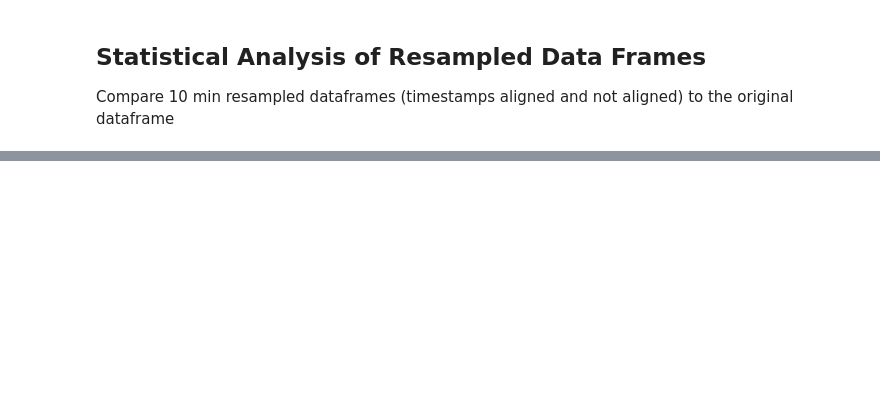
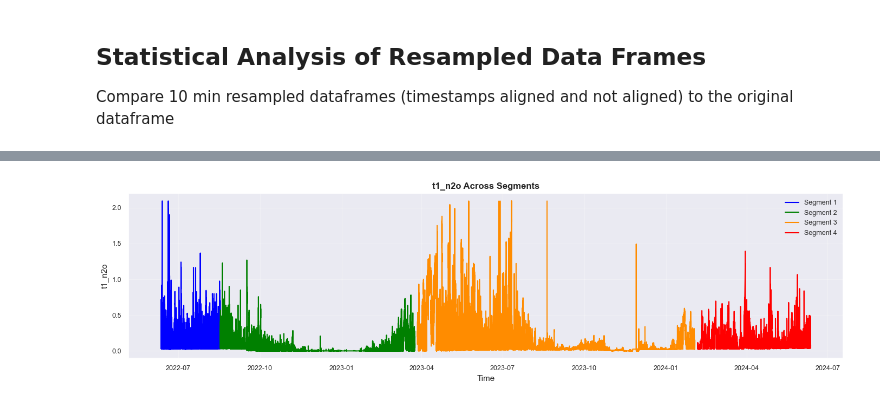
Before and after one commit to tom-mcarthur03/EDS_Design_Project, a Jupyter notebook: notebooks/data_preprocessing/EDA_local.ipynb, the cells around one changed output, grey strips where cells are left out. Drawn from its saved outputs; the diff is of its cells as text; code cells hidden in the pictures; blank space fills up the shorter version.

Commit message:
Updated EDA file on segments

```diff
--- a/notebooks/data_preprocessing/EDA_local.ipynb
+++ b/notebooks/data_preprocessing/EDA_local.ipynb
@@ -133,0 +441,2 @@ comparison
+# %%
+cols_gaps = ['t1_airflow', 't1_n2o', 't1_nh4','t1_no3', 't1_do', 't1_temp']
@@ -133,0 +693,8 @@ comparison
+# %%
+df_10T_segments, segment_summary = create_segments_break_24h(
+    df_10T,
+    cols_gaps,
+    freq_minutes=10
+)
+
+print(segment_summary)
@@ -133,0 +718,5 @@ comparison
+# %%
+segments = {
+    seg_id: df_10T_segments[df_10T_segments["segment_id"] == seg_id]
+    for seg_id in df_10T_segments["segment_id"].unique()
+}
@@ -133,0 +741,9 @@ comparison
+# %%
+segment_ids = sorted(df_10T_segments["segment_id"].unique())
+
+base_colors = sns.color_palette("colorblind", n_colors=len(segment_ids))
+
+segment_colors = {
+    seg_id: base_colors[i]
+    for i, seg_id in enumerate(segment_ids)
+}
@@ -133,0 +762,20 @@ comparison
+# %%
+#Plot n2o for each segment to check for patterns
+plt.figure(figsize=(14,4))
+
+for seg_id, seg_df in segments.items():
+    plt.plot(
+        seg_df.index,
+        seg_df["t1_n2o"],
+        label=f"Segment {seg_id}",
+        color=segment_colors[seg_id]
+    )
+
+plt.title("t1_n2o Across Segments")
+plt.xlabel("Time")
+plt.ylabel("t1_n2o")
+plt.legend()
+plt.tight_layout()
+plt.show()
+# %% [output]
+[figure, added]
```
Also changed, not shown: parts of 50 cells of this notebook.
